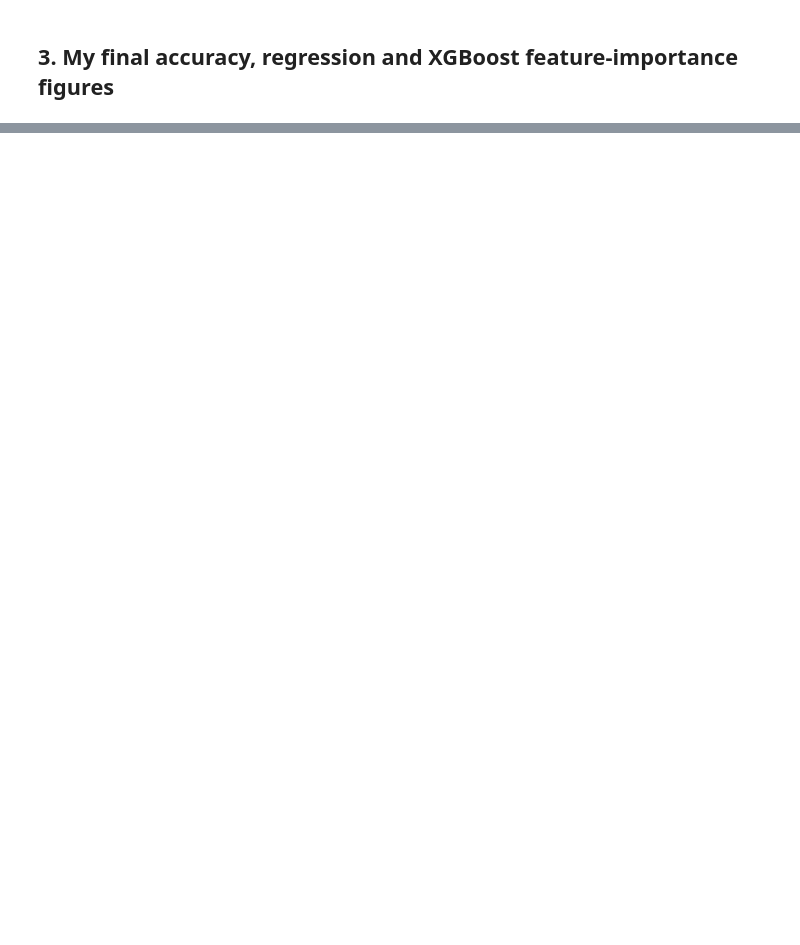
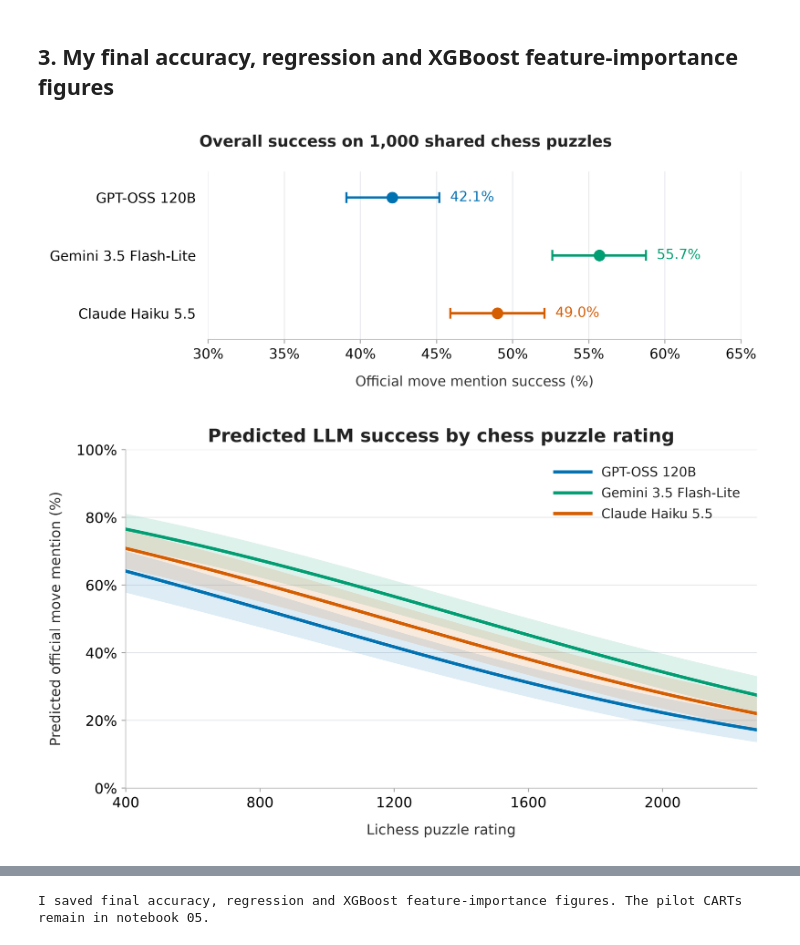
Before and after one commit to lev1denison/LLM_Chess_Comparison, a Jupyter notebook: notebooks/06_final_analysis.ipynb, the cells around one changed output, grey strips where cells are left out. Saved outputs shown, nothing was run; the diff lists cells and outputs as text; code cells hidden in the pictures; blank space fills up the shorter version.

```diff
--- a/notebooks/06_final_analysis.ipynb
+++ b/notebooks/06_final_analysis.ipynb
@@ -103,8 +149,8 @@ fit=None;boosters={};coefs=None
 if READY:
     predictors=RECIPE['core'] if MODE=='early' else RECIPE['full']
     tree_predictors=[{'rating_500':'puzzle_rating','legal_moves_10':'legal_moves','piece_count_10':'piece_count'}.get(k,k) for k in predictors]
-    pooled=pd.concat([d.assign(is_gemini=int(name=='gemini'),model_key=name) for name,d in frames.items()],ignore_index=True)
-    names=predictors+['is_gemini'];X=sm.add_constant(pooled[names].astype(float),has_constant='add');y=pooled.success.astype(int)
+    pooled=pd.concat([d.assign(is_gemini=int(name=='gemini'),is_claude=int(name=='claude_haiku'),model_key=name) for name,d in frames.items()],ignore_index=True)
+    names=predictors+['is_gemini','is_claude'];X=sm.add_constant(pooled[names].astype(float),has_constant='add');y=pooled.success.astype(int)
     threshold=15 if MODE=='early' else 50
     supported=all(min(int(d.success.sum()),len(d)-int(d.success.sum()))>=threshold for d in frames.values())
     reasons=[]
@@ -123,7 +169,7 @@ if READY:
             coefs.to_csv(OUT/'logistic_coefficients.csv',index=False);joblib.dump(fit,OUT/'logistic_regression.joblib')
             if MODE=='final':save(OUT/'primary_rating_test.json',{'two_sided_p':float(fit.pvalues['rating_500']),'cluster':'puzzle_id','scope':'Prespecified rating association; secondary coefficients are descriptive.'})
         except Exception as error:
-            fit=None;reasons.append('Regression checks failed: '+type(error).__name__)
+            fit=None;reasons.append('Regression checks failed: '+type(error).__name__+': '+str(error))
 
     rows=[];metrics=[]
     parameters=PLAN['xgboost_parameters']
@@ -137,7 +183,7 @@ if READY:
         model_path=OUT/(name+'_xgboost.ubj');training_path=OUT/(name+'_xgboost_training.json')
         expected={'model_key':name,'method':'XGBoost','parameters':parameters,'features':tree_predictors,
                   'train_ids':sorted(train.puzzle_id),'source_input_sha256':sha(OUT/(name+'_inputs.csv')),
-                  'final_plan_sha256':sha(CFG/'final_analysis_plan.json'),'xgboost_version':xgboost.__version__}
+                  'final_plan_sha256':sha(CFG/'final_three_model_plan.json'),'xgboost_version':xgboost.__version__}
         if model_path.exists() or training_path.exists():
             assert model_path.exists() and training_path.exists(), 'Incomplete saved fit; inspect before evaluation.'
             training=json.loads(training_path.read_text())
@@ -198,41 +266,18 @@ if READY:
 # %%
 if READY:
     FIG.mkdir(parents=True,exist_ok=True)
-    heading='Pilot: 100 training puzzles per model' if MODE=='early' else 'Final: assisted one-move puzzle accuracy'
-    fig,ax=plt.subplots(figsize=(8,4))
-    for i,row in enumerate(rows):
-        low,high=row['wilson_95'];p=row['Accuracy'];ax.bar(i,p,width=.55,color=['#2563eb','#16a34a'][i])
-        ax.errorbar(i,p,yerr=[[p-low],[high-p]],fmt='none',color='black',capsize=4)
-        ax.text(i,min(.96,p+.10),f"{row['Correct']}/{row['Puzzles']} ({p:.1%})",ha='center')
-    ax.set(xticks=[0,1],xticklabels=[r['Model'] for r in rows],ylim=(0,1),ylabel='Official solution-move accuracy',title=heading)
-    fig.tight_layout();fig.savefig(FIG/'accuracy.png',dpi=180);plt.show()
-    fig,ax=plt.subplots(figsize=(8,4.5))
+    from plot_accuracy import plot_accuracy
+    fig = plot_accuracy(rows, FIG)
+    plt.show()
     if fit is not None:
-        ratings=np.linspace(pooled.puzzle_rating.min(),pooled.puzzle_rating.max(),200)
-        reference={k:0. for k in predictors}
-        for k in RECIPE['core']:reference[k]=float(features.loc[features.split.eq('train'),k].median())
-        for name,color in [('gpt_oss','#2563eb'),('gemini','#16a34a')]:
-            grid=pd.DataFrame({k:np.full(200,v) for k,v in reference.items()});grid['rating_500']=(ratings-1500)/500;grid['is_gemini']=int(name=='gemini')
-            grid=sm.add_constant(grid,has_constant='add')[X.columns]
-            prediction=fit.get_prediction(grid).summary_frame()
-            ax.plot(ratings,prediction['mean'],color=color,label=CONFIG['models'][name]['label'])
-            ax.fill_between(ratings,prediction['mean_ci_lower'],prediction['mean_ci_upper'],color=color,alpha=.12)
-        ax.legend();ax.set(ylim=(0,1),xlabel='Human puzzle rating',ylabel='Predicted solution-move success',title='Exploratory adjusted curves' if MODE=='early' else 'Adjusted success curves')
-        ax.text(.5,-.23,'Numeric board features held at training medians; theme indicators zero and reference phase.\nOrdinary 95% bands use puzzle-clustered standard errors.',transform=ax.transAxes,ha='center',fontsize=8)
-    else:ax.text(.5,.5,'Regression not supported; see status explanation.',transform=ax.transAxes,ha='center');ax.set_axis_off()
-    fig.tight_layout();fig.savefig(FIG/'logistic_regression.png',dpi=180);plt.show()
+        from plot_logistic_regression import plot_logistic_regression
+        fig = plot_logistic_regression(fit, features, RECIPE, pooled.puzzle_rating.min(), pooled.puzzle_rating.max(), FIG)
+        plt.show()
 
-    fig,axes=plt.subplots(1,2,figsize=(12,5),sharex=True)
-    labels={'puzzle_rating':'Human rating','legal_moves':'Legal-move count','piece_count':'Piece count','material_balance':'Material balance'}
-    for ax,name,color in zip(axes,CONFIG['models'],['#2563eb','#16a34a']):
-        path=OUT/(name+'_xgboost_feature_importance.csv')
-        if name not in boosters:
-            ax.text(.5,.5,'Training class-count gate not met',transform=ax.transAxes,ha='center');ax.set_axis_off();continue
-        table=pd.read_csv(path).sort_values('normalized_gain')
-        names=[labels.get(k,k.replace('theme_','Theme: ').replace('phase_','Phase: ')) for k in table.feature]
-        ax.barh(names,table.normalized_gain,color=color)
-        ax.set(title=CONFIG['models'][name]['label'],xlabel='Normalized training gain importance')
-    fig.suptitle('XGBoost: board characteristics used for prediction\n150 boosted trees per model, fitted on 800 training puzzles')
-    fig.text(.5,.01,'Training importance is descriptive; it does not establish causal effects or held-out importance.',ha='center',fontsize=9)
-    fig.tight_layout(rect=(0,.035,1,.94));fig.savefig(FIG/'xgboost_feature_importance.png',dpi=180);plt.show()
+    from plot_xgboost_feature_importance import plot_xgboost_feature_importance
+    fig = plot_xgboost_feature_importance(OUT, FIG)
+    plt.show()
     print('I saved final accuracy, regression and XGBoost feature-importance figures. The pilot CARTs remain in notebook 05.')
+# %% [output]
+[figure, added]
+[figure, added]
@@ -238,0 +285 @@ if READY:
+I saved final accuracy, regression and XGBoost feature-importance figures. The pilot CARTs remain in notebook 05.
```
Also changed, not shown: parts of 10 cells of this notebook, 36 other files.
